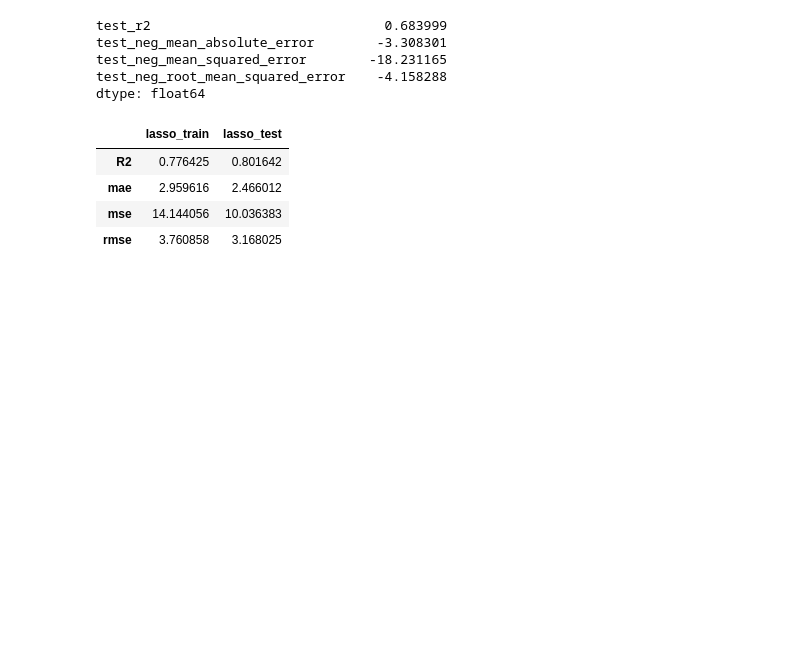
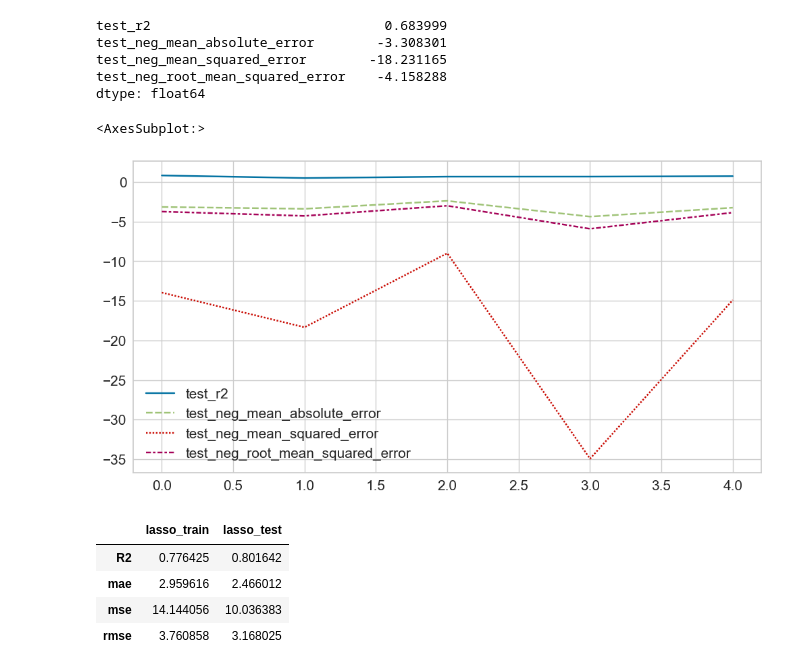
Before and after one commit to celik-muhammed/ML-Concrete-Slump-Test-Regression-Analysis-Case-Study, a Jupyter notebook: ML-Concrete-Slump-Test-Regression-Analysis-Case-Study.ipynb, the cells around one changed output. Cells and saved outputs as stored; diff of their text form; code cells hidden in the pictures; blank space fills up the shorter version.

```diff
--- a/ML-Concrete-Slump-Test-Regression-Analysis-Case-Study.ipynb
+++ b/ML-Concrete-Slump-Test-Regression-Analysis-Case-Study.ipynb
@@ -1115,6 +1142,11 @@ test_neg_mean_absolute_error        -3.308301
 test_neg_mean_squared_error        -18.231165
 test_neg_root_mean_squared_error    -4.158288
 dtype: float64
+# %%
+sns.lineplot(data=df_scores_lasso.iloc[:, 2:])
+# %% [output]
+<AxesSubplot:>
+[figure, added]
 # %%
 # crosscheck before-after
 lss
```
Also changed, not shown: parts of 19 cells of this notebook.
